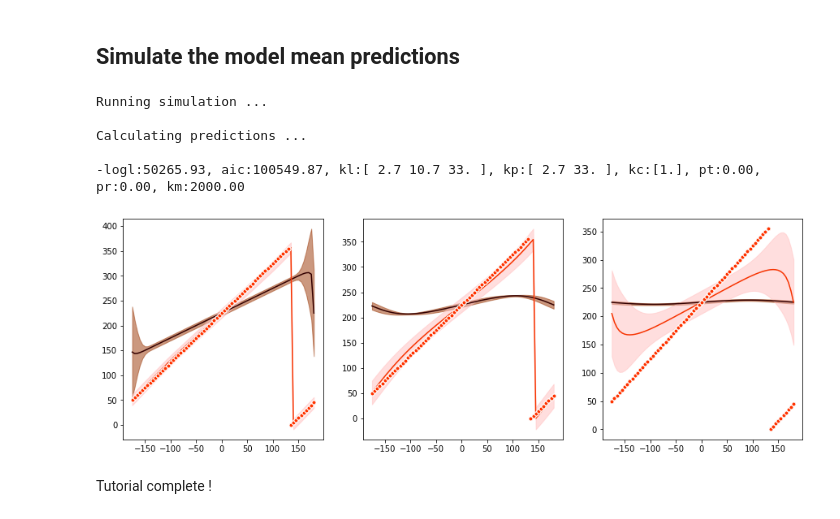
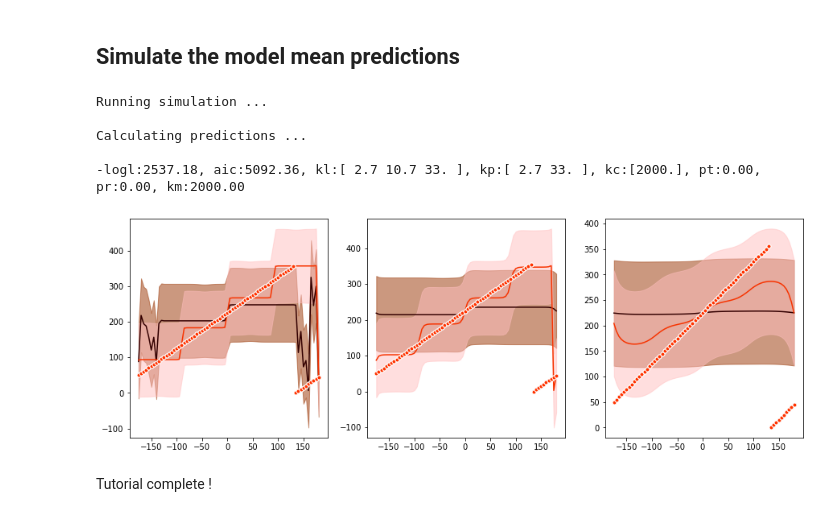
Before and after one commit to inference-org/bsfit, a Jupyter notebook: tutorials/cardinal_bayes/predict.ipynb, the cells around one changed output. Saved outputs shown, nothing was run; the diff lists cells and outputs as text; code cells hidden in the pictures.

Commit message:
Add tutorial to predict with cardinal bayes

```diff
--- a/tutorials/cardinal_bayes/predict.ipynb
+++ b/tutorials/cardinal_bayes/predict.ipynb
@@ -26,7 +26,6 @@ The autoreload extension is already loaded. To reload it, use:
 ## Set the parameters
 # %%
 # set the parameters
-SUBJECT = "sub01"
 PRIOR_SHAPE = "vonMisesPrior"
 PRIOR_MODE = 225
 OBJ_FUN = "maxLLH"
@@ -36,7 +35,7 @@ STIM_NOISE = [0.33, 0.66, 1.0]
 SIM_P = {
     "k_llh": [2.7, 10.7, 33],
     "k_prior": [2.7, 33],
-    "k_card": [1],
+    "k_card": [2000],
     "prior_tail": [0],
     "p_rand": [0],
     "k_m": [2000],
@@ -57,26 +56,26 @@ train_dataset = simulate_dataset(
 ## Simulate the model mean predictions
 # %%
 # instantiate the model
-model = StandardBayes(
+model = CardinalBayes(
+    initial_params=SIM_P,
     prior_shape=PRIOR_SHAPE,
     prior_mode=PRIOR_MODE,
     readout=READOUT
     )
 
 # simulate predictions
 plt.figure(figsize=(15,5))
 model = model.simulate(
     dataset=train_dataset,
-    sim_p=SIM_P,
     granularity=GRANULARITY,
     centering=CENTERING,
 )
 # %% [output]
 Running simulation ...
 
 Calculating predictions ...
 
--logl:50265.93, aic:100549.87, kl:[ 2.7 10.7 33. ], kp:[ 2.7 33. ], kc:[1.], pt:0.00, pr:0.00, km:2000.00
+-logl:2537.18, aic:5092.36, kl:[ 2.7 10.7 33. ], kp:[ 2.7 33. ], kc:[2000.], pt:0.00, pr:0.00, km:2000.00
-[figure, old version]
+[figure, new version]
 # %% [markdown]
 Tutorial complete !
```
Also changed, not shown: parts of 3 cells of this notebook.
